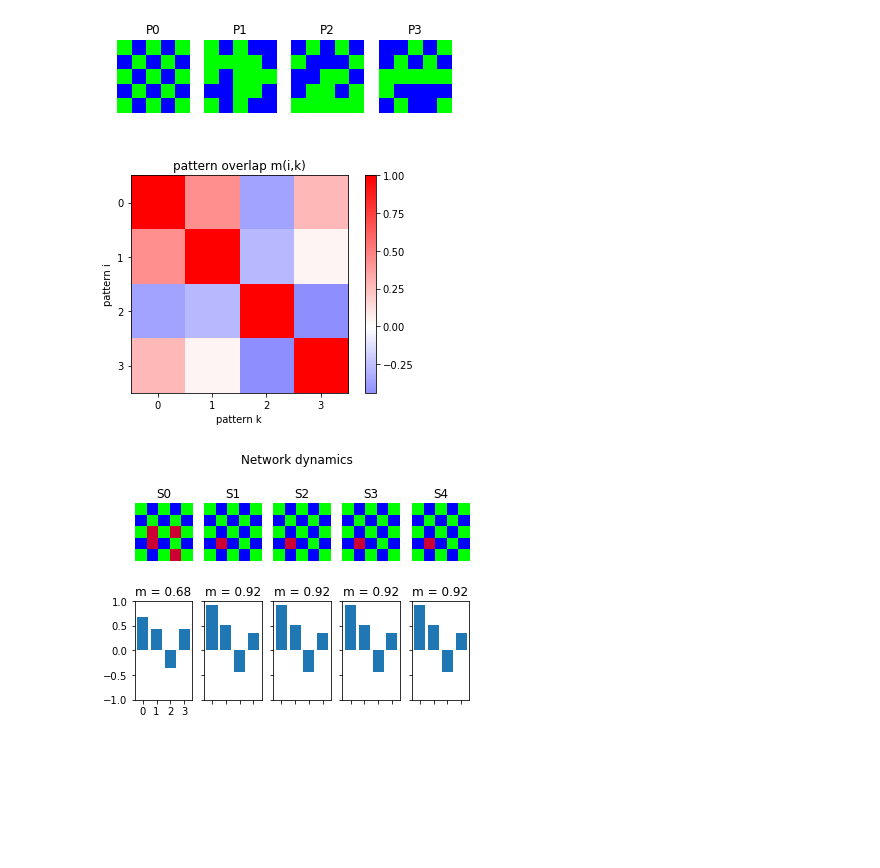
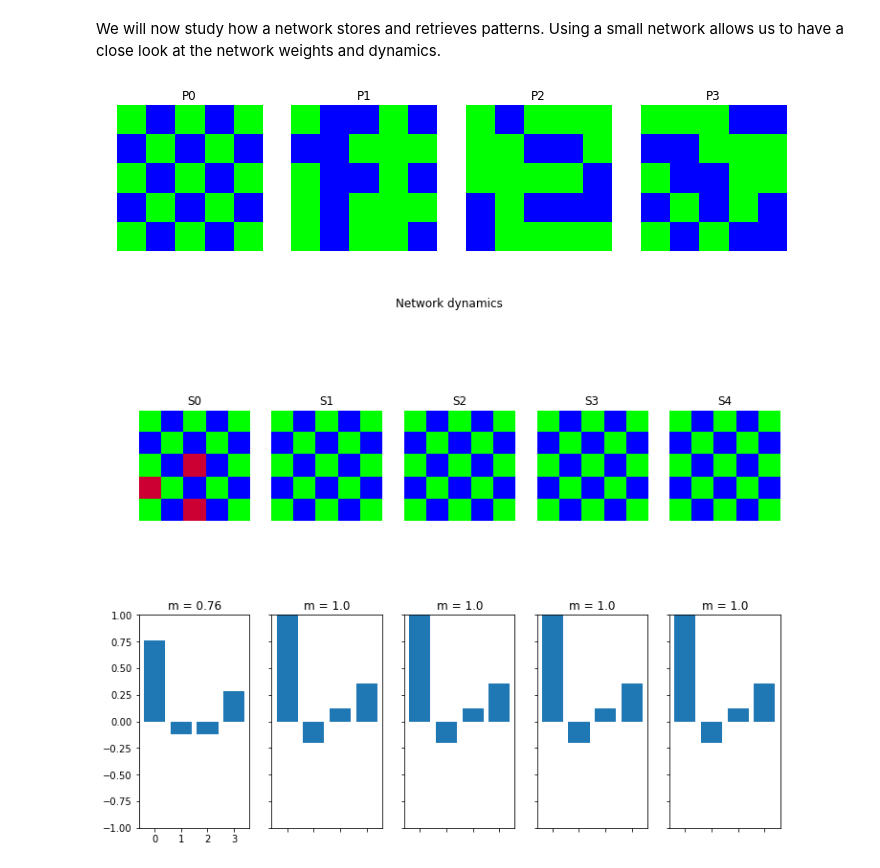
Before and after one commit to berlemontkevin/Jupyter_Notebook, a Jupyter notebook: Inference_Big_data/Hopfield/Hopfield.ipynb, the cells around one changed output. Cells and saved outputs as stored; diff of their text form; code cells hidden in the pictures; blank space fills up the shorter version.

```diff
--- a/Inference_Big_data/Hopfield/Hopfield.ipynb
+++ b/Inference_Big_data/Hopfield/Hopfield.ipynb
@@ -207,40 +48,45 @@ plt.savefig('partialcue.png')
+# %% [markdown]
+We will now study how a network stores and retrieves patterns. Using a small network allows us to have a close look at the network weights and dynamics.
 # %%
-%matplotlib inline
+#%matplotlib inline
+#%matplotlib qt
+import matplotlib.pyplot as plt
 from neurodynex.hopfield_network import network, pattern_tools, plot_tools
 
 pattern_size = 5
 
 # create an instance of the class HopfieldNetwork
 hopfield_net = network.HopfieldNetwork(nr_neurons= pattern_size**2)
 # instantiate a pattern factory
 factory = pattern_tools.PatternFactory(pattern_size, pattern_size)
 # create a checkerboard pattern and add it to the pattern list
 checkerboard = factory.create_checkerboard()
 pattern_list = [checkerboard]
 
 # add random patterns to the list
 pattern_list.extend(factory.create_random_pattern_list(nr_patterns=3, on_probability=0.5))
 plot_tools.plot_pattern_list(pattern_list)
 # how similar are the random patterns and the checkerboard? Check the overlaps
 overlap_matrix = pattern_tools.compute_overlap_matrix(pattern_list)
-plot_tools.plot_overlap_matrix(overlap_matrix)
+#plot_tools.plot_overlap_matrix(overlap_matrix)
 
 # let the hopfield network "learn" the patterns. Note: they are not stored
 # explicitly but only network weights are updated !
 hopfield_net.store_patterns(pattern_list)
 
 # create a noisy version of a pattern and use that to initialize the network
-noisy_init_state = pattern_tools.flip_n(checkerboard, nr_of_flips=4)
+noisy_init_state = pattern_tools.flip_n(checkerboard, nr_of_flips=3)
 hopfield_net.set_state_from_pattern(noisy_init_state)
 
 # from this initial state, let the network dynamics evolve.
 states = hopfield_net.run_with_monitoring(nr_steps=4)
 
 # each network state is a vector. reshape it to the same shape used to create the patterns.
 states_as_patterns = factory.reshape_patterns(states)
 # plot the states of the network
+
+plt.rcParams["figure.figsize"] = [12,9]
 plot_tools.plot_state_sequence_and_overlap(states_as_patterns, pattern_list, reference_idx=0, suptitle="Network dynamics")
 # %% [output]
-[figure, old version]
+[figure, new version]
-[figure, old version]
+[figure, new version]
-[figure, removed]
```
Also changed, not shown: parts of 34 cells of this notebook.
